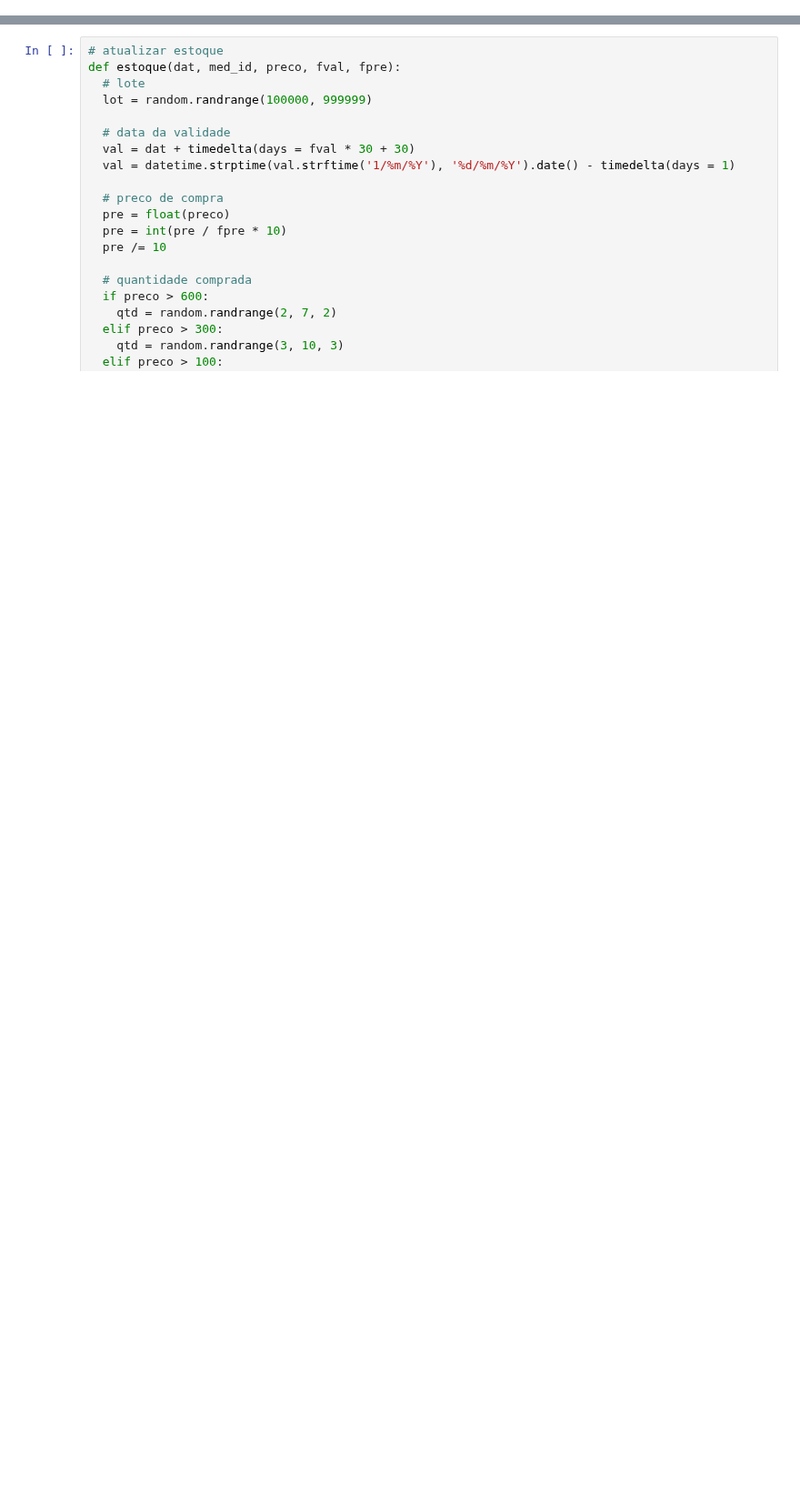
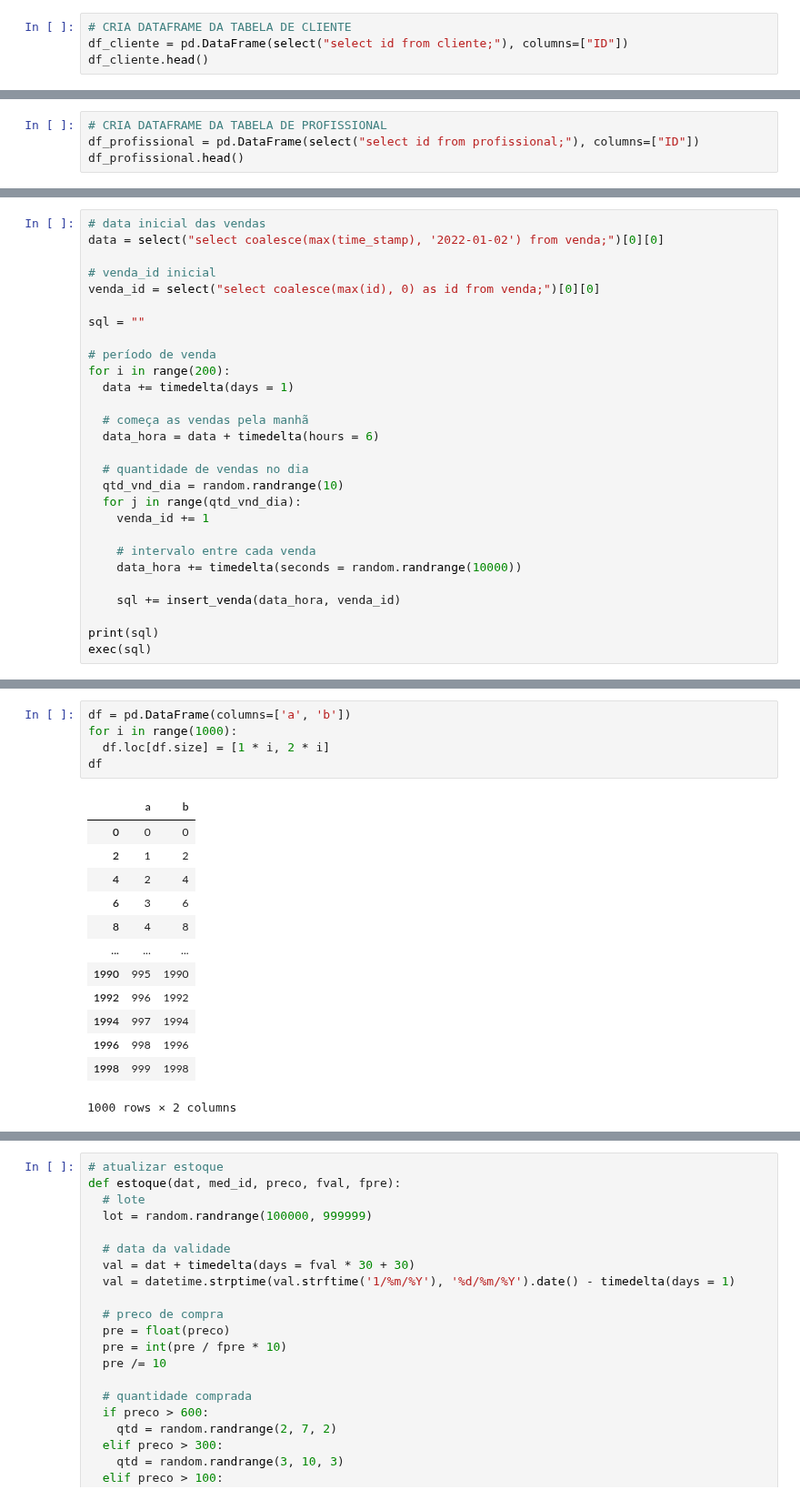
Before and after one commit to tseiiti/drogasystem, a Jupyter notebook: jupyter_pandas/insert_02_estoque_venda.ipynb, the cells around one changed output, grey strips where cells are left out. Shown at 91% size. Saved outputs shown, nothing was run; the diff lists cells and outputs as text; blank space fills up the shorter version.

```diff
--- a/jupyter_pandas/insert_02_estoque_venda.ipynb
+++ b/jupyter_pandas/insert_02_estoque_venda.ipynb
@@ -39,0 +112,4 @@ def exec(sql):
+# %%
+# CRIA DATAFRAME DA TABELA DE CLIENTE
+df_cliente = pd.DataFrame(select("select id from cliente;"), columns=["ID"])
+df_cliente.head()
@@ -39,0 +123,4 @@ def exec(sql):
+# %%
+# CRIA DATAFRAME DA TABELA DE PROFISSIONAL
+df_profissional = pd.DataFrame(select("select id from profissional;"), columns=["ID"])
+df_profissional.head()
@@ -39,0 +227,28 @@ def exec(sql):
+# %%
+# data inicial das vendas
+data = select("select coalesce(max(time_stamp), '2022-01-02') from venda;")[0][0]
+
+# venda_id inicial
+venda_id = select("select coalesce(max(id), 0) as id from venda;")[0][0]
+
+sql = ""
+
+# período de venda
+for i in range(200):
+  data += timedelta(days = 1)
+
+  # começa as vendas pela manhã
+  data_hora = data + timedelta(hours = 6)
+
+  # quantidade de vendas no dia
+  qtd_vnd_dia = random.randrange(10)
+  for j in range(qtd_vnd_dia):
+    venda_id += 1
+
+    # intervalo entre cada venda
+    data_hora += timedelta(seconds = random.randrange(10000))
+
+    sql += insert_venda(data_hora, venda_id)
+
+print(sql)
+exec(sql)
@@ -39,0 +277,19 @@ def exec(sql):
+# %%
+df = pd.DataFrame(columns=['a', 'b'])
+for i in range(1000):
+  df.loc[df.size] = [1 * i, 2 * i]
+df
+# %% [output]
+|  | a | b |
+| 0 | 0 | 0 |
+| 2 | 1 | 2 |
+| 4 | 2 | 4 |
+| 6 | 3 | 6 |
+| 8 | 4 | 8 |
+| ... | ... | ... |
+| 1990 | 995 | 1990 |
+| 1992 | 996 | 1992 |
+| 1994 | 997 | 1994 |
+| 1996 | 998 | 1996 |
+| 1998 | 999 | 1998 |
+1000 rows × 2 columns
```
Also changed, not shown: parts of 14 cells of this notebook, 9 other files.
